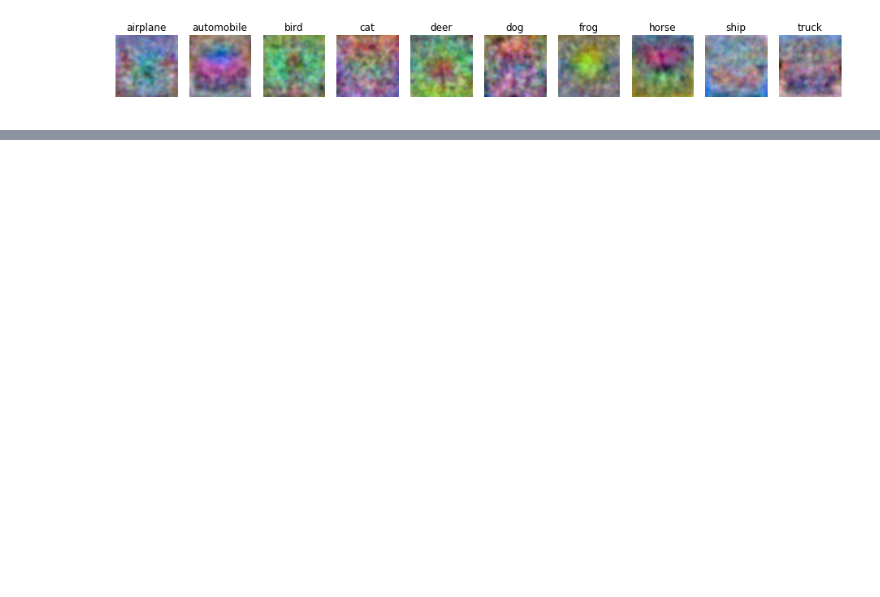
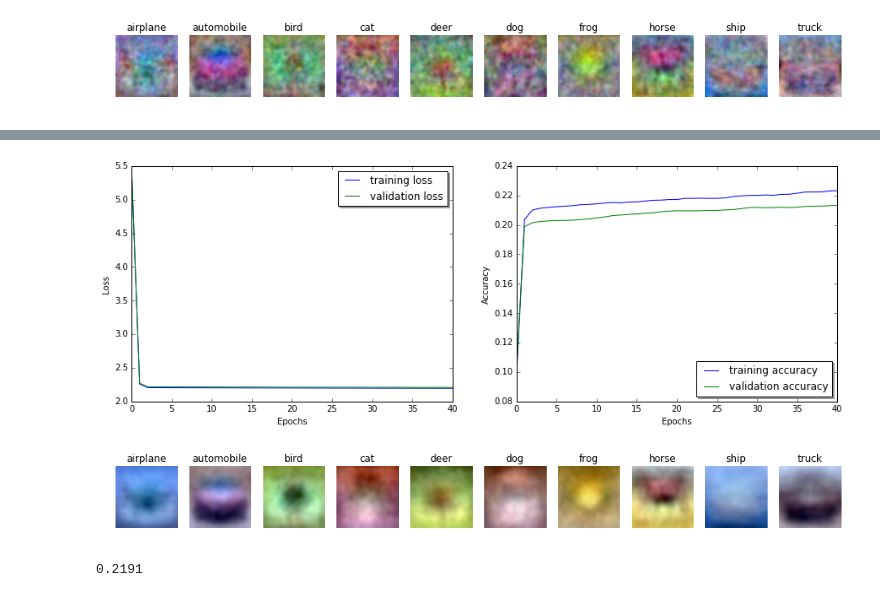
Before and after one commit to bionascu/CIFARing, a Jupyter notebook: linear_classifiers.ipynb, the cells around one changed output, grey strips where cells are left out. Cells and saved outputs as stored; diff of their text form; code cells hidden in the pictures; blank space fills up the shorter version.

```diff
--- a/linear_classifiers.ipynb
+++ b/linear_classifiers.ipynb
@@ -56,0 +156,20 @@ print test_accuracy
+# %%
+# Train softmax classifier using vanilla mini-batch gradient descent
+train_loss, valid_loss, train_acc, valid_acc = softmax.vanilla_gradient_descent(train_data, \
+                                    train_labels, valid_data, valid_labels, n_epochs, n_batch)
+# %%
+# Plot loss and accuracy
+plot_loss_acc(train_loss, valid_loss, train_acc, valid_acc, n_epochs)
+# %% [output]
+[figure, added]
+# %%
+# Visualize W
+visualize_weight_matrix(softmax.W)
+# %% [output]
+[figure, added]
+# %%
+# Compute the accuracy of the learnt classifier on the test data
+test_accuracy = softmax.compute_accuracy(test_data, test_labels)
+print test_accuracy
+# %% [output]
+0.2191
```
Also changed, not shown: parts of 53 cells of this notebook.
